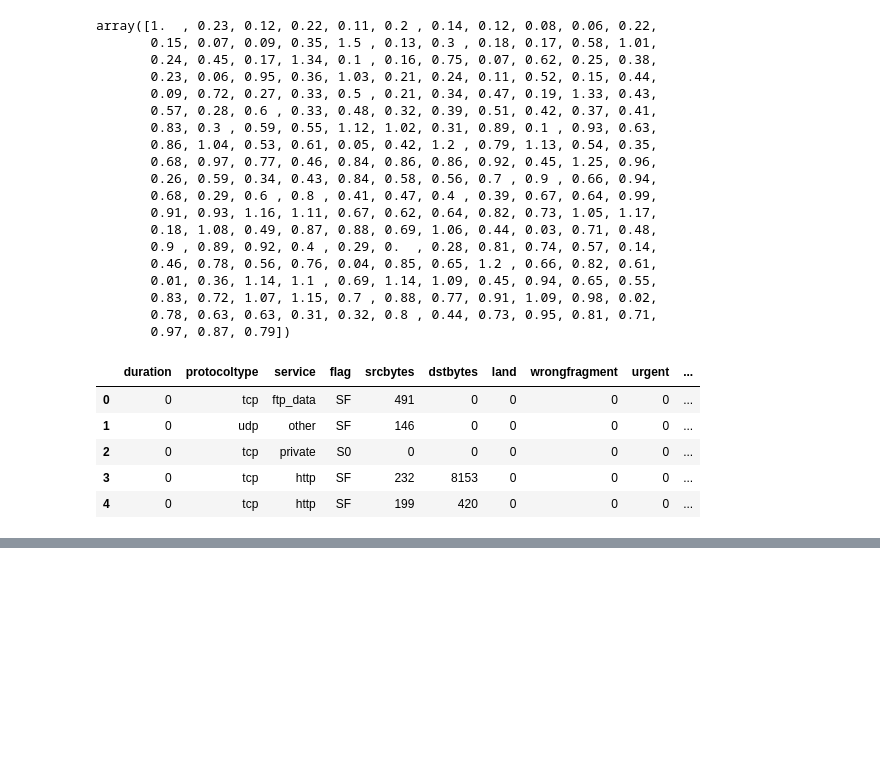
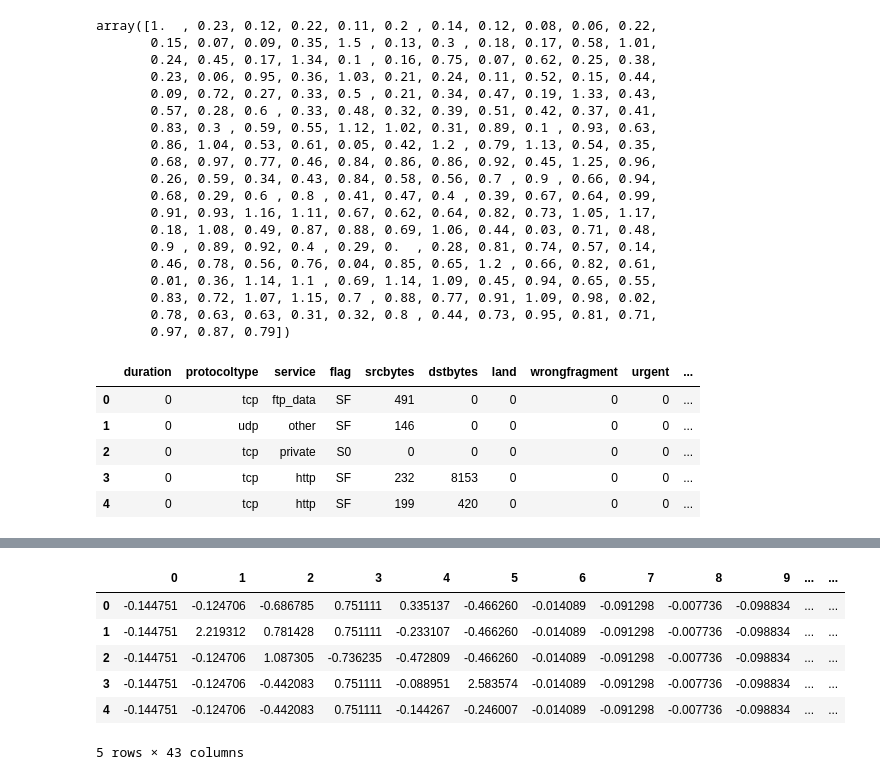
Before and after one commit to Sainadh-Bahadursha/Network_Anomaly_Detection_Project, a Jupyter notebook: Notebooks/Basic_EDA.ipynb, the cells around one changed output, grey strips where cells are left out. Cells and saved outputs as stored; diff of their text form; code cells hidden in the pictures; blank space fills up the shorter version.

```diff
--- a/Notebooks/Basic_EDA.ipynb
+++ b/Notebooks/Basic_EDA.ipynb
@@ -443,0 +552,10 @@ display_all(nadp.head())
+# %%
+df.head()
+# %% [output]
+|  | 0 | 1 | 2 | 3 | 4 | 5 | 6 | 7 | 8 | 9 | ... | ... |
+| 0 | -0.144751 | -0.124706 | -0.686785 | 0.751111 | 0.335137 | -0.466260 | -0.014089 | -0.091298 | -0.007736 | -0.098834 | ... | ... |
+| 1 | -0.144751 | 2.219312 | 0.781428 | 0.751111 | -0.233107 | -0.466260 | -0.014089 | -0.091298 | -0.007736 | -0.098834 | ... | ... |
+| 2 | -0.144751 | -0.124706 | 1.087305 | -0.736235 | -0.472809 | -0.466260 | -0.014089 | -0.091298 | -0.007736 | -0.098834 | ... | ... |
+| 3 | -0.144751 | -0.124706 | -0.442083 | 0.751111 | -0.088951 | 2.583574 | -0.014089 | -0.091298 | -0.007736 | -0.098834 | ... | ... |
+| 4 | -0.144751 | -0.124706 | -0.442083 | 0.751111 | -0.144267 | -0.246007 | -0.014089 | -0.091298 | -0.007736 | -0.098834 | ... | ... |
+5 rows × 43 columns
```
Also changed, not shown: parts of 18 cells of this notebook, 3 other files.
